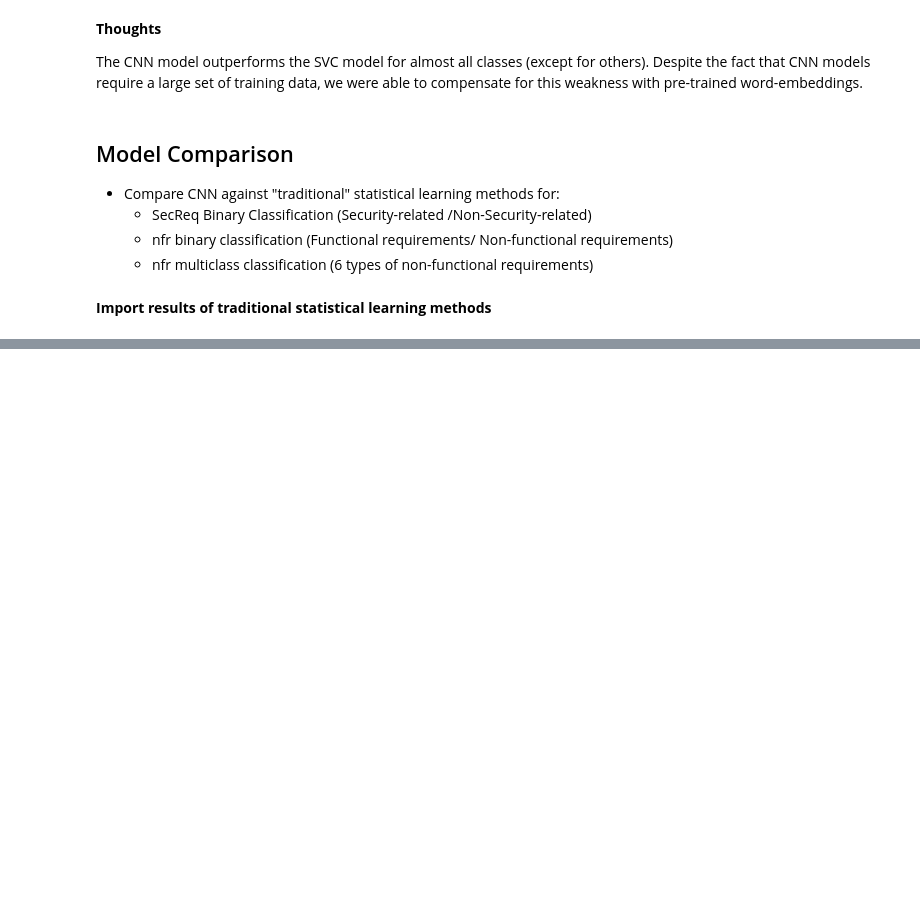
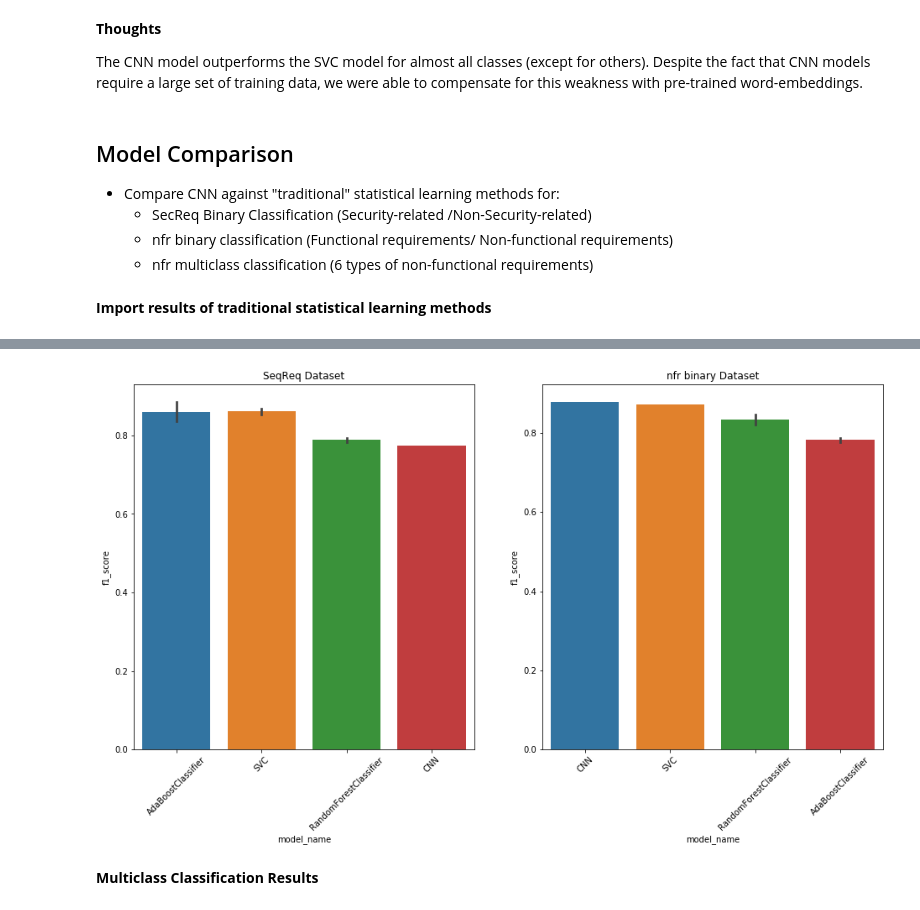
Before and after one commit to hfung4/Data-Projects, a Jupyter notebook: software_requirements_classification/notebooks/software_requirements_classification_part_3.ipynb, the cells around one changed output, grey strips where cells are left out. Saved outputs shown, nothing was run; the diff lists cells and outputs as text; code cells hidden in the pictures; blank space fills up the shorter version.

```diff
--- a/software_requirements_classification/notebooks/software_requirements_classification_part_3.ipynb
+++ b/software_requirements_classification/notebooks/software_requirements_classification_part_3.ipynb
@@ -513,0 +673,5 @@ multiclass_results_cnn =  pd.DataFrame({"dataset":["nfr"],
+# %%
+binary_results_all = pd.concat([binary_results_trad,binary_results_cnn], axis= 0)
+binary_results_all= binary_results_all.groupby(['dataset'], sort=False).apply(lambda x: x.sort_values(["f1_score"],
+                                                                                                      ascending=False))
+binary_results_all.to_csv("../outputs/final_model_comparison/binary_classification_results.csv", index=False)
@@ -514,10 +697,19 @@ multiclass_results_cnn =  pd.DataFrame({"dataset":["nfr"],
 # %%
 ## Plots- Binary classification model comparisions
 fig, axes = plt.subplots(1,2,figsize=(16,8))
-sns.barplot(x="model_name", y="f1_score", hue="wv_type", data=secreq_binary_results, ax=axes[0])
-sns.barplot(x="model_name", y="f1_score", hue="wv_type", data=nfr_binary_results, ax=axes[1])
+p1= sns.barplot(x="model_name", y="f1_score",  data= binary_results_all[binary_results_all.dataset=="SecReq"],
+                ax=axes[0])
+p2 = sns.barplot(x="model_name", y="f1_score", data=binary_results_all[binary_results_all.dataset=="nfr_binary"],
+                 ax=axes[1])
 
 axes[0].title.set_text('SeqReq Dataset')
 axes[1].title.set_text('nfr binary Dataset')
 
-plt.savefig("../outputs/binary_classification_results.jpeg")
+p1.set_xticklabels(p1.get_xticklabels(),rotation=45)
+p2.set_xticklabels(p2.get_xticklabels(),rotation=45)
+
+plt.savefig("../outputs/final_model_comparison/binary_classification_results_all.jpeg")
+# %% [output]
+[figure, added]
+# %% [markdown]
+**Multiclass Classification Results**
```
Also changed, not shown: parts of 31 cells of this notebook, 8 other files.
